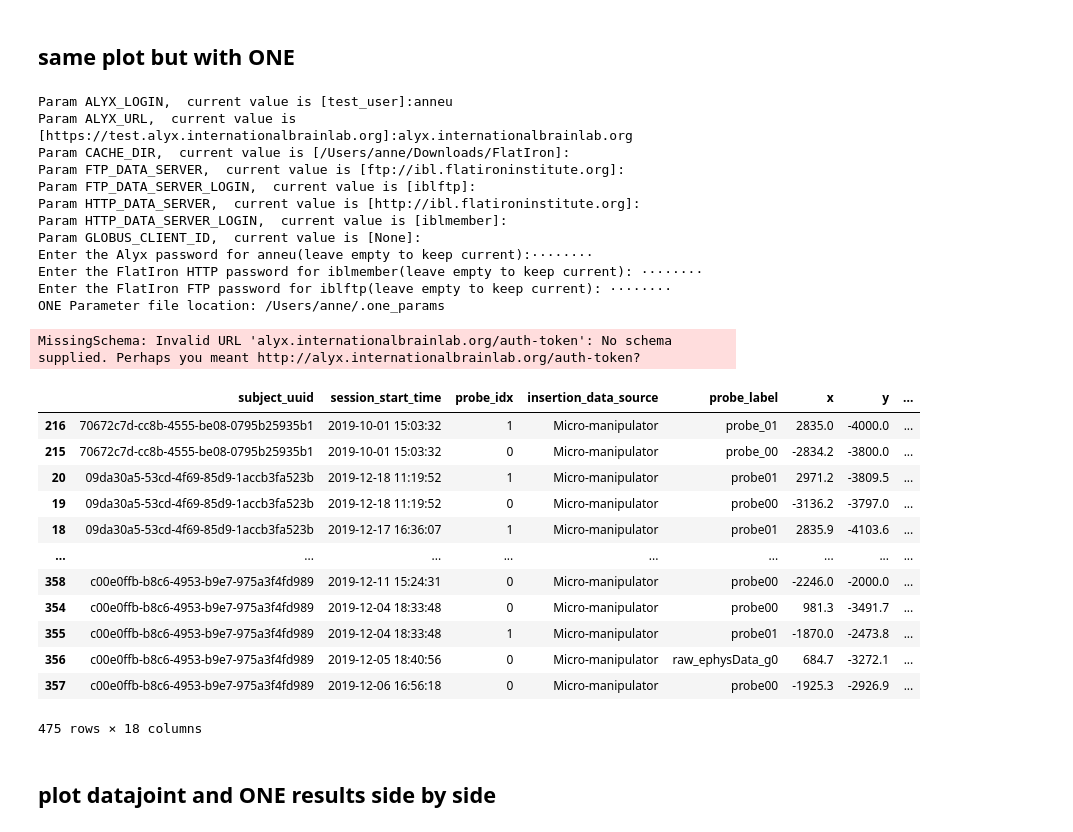
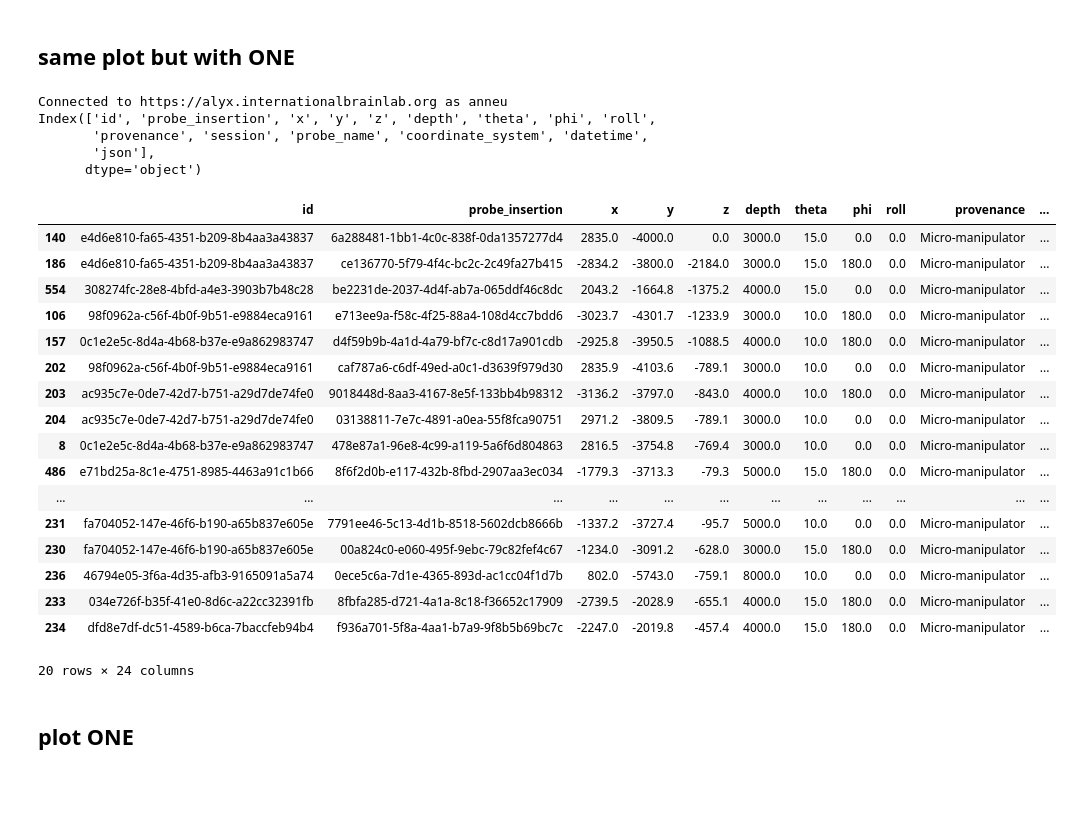
Before and after one commit to int-brain-lab/analysis, a Jupyter notebook: python/trajectories_for_histology.ipynb, the cells around one changed output. Drawn from its saved outputs; the diff is of its cells as text; code cells hidden in the pictures; blank space fills up the shorter version.

```diff
--- a/python/trajectories_for_histology.ipynb
+++ b/python/trajectories_for_histology.ipynb
@@ -90,54 +90,56 @@ from oneibl.one import ONE
 one = ONE()
 trajs = one.alyx.rest('trajectories', 'list', provenance='micro-manipulator')
 traj = pd.DataFrame(list(trajs))
+print(traj.columns)
 # %% [output]
-Param ALYX_LOGIN,  current value is [test_user]:anneu
-Param ALYX_URL,  current value is [https://test.alyx.internationalbrainlab.org]:alyx.internationalbrainlab.org
-Param CACHE_DIR,  current value is [/Users/anne/Downloads/FlatIron]:
-Param FTP_DATA_SERVER,  current value is [ftp://ibl.flatironinstitute.org]:
-Param FTP_DATA_SERVER_LOGIN,  current value is [iblftp]:
-Param HTTP_DATA_SERVER,  current value is [http://ibl.flatironinstitute.org]:
-Param HTTP_DATA_SERVER_LOGIN,  current value is [iblmember]:
-Param GLOBUS_CLIENT_ID,  current value is [None]:
-Enter the Alyx password for anneu(leave empty to keep current):········
-Enter the FlatIron HTTP password for iblmember(leave empty to keep current): ········
-Enter the FlatIron FTP password for iblftp(leave empty to keep current): ········
-ONE Parameter file location: /Users/anne/.one_params
+Connected to https://alyx.internationalbrainlab.org as anneu
+Index(['id', 'probe_insertion', 'x', 'y', 'z', 'depth', 'theta', 'phi', 'roll',
+       'provenance', 'session', 'probe_name', 'coordinate_system', 'datetime',
+       'json'],
+      dtype='object')
-MissingSchema: Invalid URL 'alyx.internationalbrainlab.org/auth-token': No schema supplied. Perhaps you meant http://alyx.internationalbrainlab.org/auth-token?
 # %%
 # get the subject info out of the 'session' column
 for kix, k in enumerate(traj.session[0].keys()):
     tmp_var = []
     for id, c in traj.iterrows():
         if k in c['session'].keys():
             tmp = c['session'][k]
         else:
             tmp = np.nan
         tmp_var.append(tmp)
         # also add the date
     traj[k] = tmp_var
 
+
+# some renaming
 traj['theta_name'] = traj['theta'].map({10:'10deg', 15:'15deg', 17:'17deg'})
-traj['probe_name'] = traj.probe_name + ', ' + traj.theta_name
+traj['depth'] = round(traj.depth, -3) # round to nearest 1000
+traj['probe_label'] = traj.probe_name + ', ' + traj.theta_name + ', ' + 'D=' + traj.depth.astype(str)
 traj['session_date'] = traj['start_time'].str[0:10]
-traj = traj.sort_values(by=['subject'])
-traj['source'] = 'one'
+
+traj['number'] = traj['number'].fillna(0)
+traj['number'] = traj['number'].astype(int)
+traj['session_date'] = traj['session_date'].astype(str) + ' / 00' + traj['number'].astype(str)
+
 traj['subject_nickname'] = traj['subject']
-traj_alyx = traj.copy()
-print(traj.columns)
+traj = traj.sort_values(by=['subject_nickname'])
+traj.head(n=20)
+# %% [output]
+|  | id | probe_insertion | x | y | z | depth | theta | phi | roll | provenance | ... |
+| 140 | e4d6e810-fa65-4351-b209-8b4aa3a43837 | 6a288481-1bb1-4c0c-838f-0da1357277d4 | 2835.0 | -4000.0 | 0.0 | 3000.0 | 15.0 | 0.0 | 0.0 | Micro-manipulator | ... |
+| 186 | e4d6e810-fa65-4351-b209-8b4aa3a43837 | ce136770-5f79-4f4c-bc2c-2c49fa27b415 | -2834.2 | -3800.0 | -2184.0 | 3000.0 | 15.0 | 180.0 | 0.0 | Micro-manipulator | ... |
+| 554 | 308274fc-28e8-4bfd-a4e3-3903b7b48c28 | be2231de-2037-4d4f-ab7a-065ddf46c8dc | 2043.2 | -1664.8 | -1375.2 | 4000.0 | 15.0 | 0.0 | 0.0 | Micro-manipulator | ... |
+| 106 | 98f0962a-c56f-4b0f-9b51-e9884eca9161 | e713ee9a-f58c-4f25-88a4-108d4cc7bdd6 | -3023.7 | -4301.7 | -1233.9 | 3000.0 | 10.0 | 180.0 | 0.0 | Micro-manipulator | ... |
+| 157 | 0c1e2e5c-8d4a-4b68-b37e-e9a862983747 | d4f59b9b-4a1d-4a79-bf7c-c8d17a901cdb | -2925.8 | -3950.5 | -1088.5 | 4000.0 | 10.0 | 180.0 | 0.0 | Micro-manipulator | ... |
+| 202 | 98f0962a-c56f-4b0f-9b51-e9884eca9161 | caf787a6-c6df-49ed-a0c1-d3639f979d30 | 2835.9 | -4103.6 | -789.1 | 3000.0 | 10.0 | 0.0 | 0.0 | Micro-manipulator | ... |
+| 203 | ac935c7e-0de7-42d7-b751-a29d7de74fe0 | 9018448d-8aa3-4167-8e5f-133bb4b98312 | -3136.2 | -3797.0 | -843.0 | 4000.0 | 10.0 | 180.0 | 0.0 | Micro-manipulator | ... |
+| 204 | ac935c7e-0de7-42d7-b751-a29d7de74fe0 | 03138811-7e7c-4891-a0ea-55f8fca90751 | 2971.2 | -3809.5 | -789.1 | 3000.0 | 10.0 | 0.0 | 0.0 | Micro-manipulator | ... |
+| 8 | 0c1e2e5c-8d4a-4b68-b37e-e9a862983747 | 478e87a1-96e8-4c99-a119-5a6f6d804863 | 2816.5 | -3754.8 | -769.4 | 3000.0 | 10.0 | 0.0 | 0.0 | Micro-manipulator | ... |
+| 486 | e71bd25a-8c1e-4751-8985-4463a91c1b66 | 8f6f2d0b-e117-432b-8fbd-2907aa3ec034 | -1779.3 | -3713.3 | -79.3 | 5000.0 | 15.0 | 180.0 | 0.0 | Micro-manipulator | ... |
+| ... | ... | ... | ... | ... | ... | ... | ... | ... | ... | ... | ... |
+| 231 | fa704052-147e-46f6-b190-a65b837e605e | 7791ee46-5c13-4d1b-8518-5602dcb8666b | -1337.2 | -3727.4 | -95.7 | 5000.0 | 10.0 | 0.0 | 0.0 | Micro-manipulator | ... |
+| 230 | fa704052-147e-46f6-b190-a65b837e605e | 00a824c0-e060-495f-9ebc-79c82fef4c67 | -1234.0 | -3091.2 | -628.0 | 3000.0 | 15.0 | 180.0 | 0.0 | Micro-manipulator | ... |
+| 236 | 46794e05-3f6a-4d35-afb3-9165091a5a74 | 0ece5c6a-7d1e-4365-893d-ac1cc04f1d7b | 802.0 | -5743.0 | -759.1 | 8000.0 | 10.0 | 0.0 | 0.0 | Micro-manipulator | ... |
+| 233 | 034e726f-b35f-41e0-8d6c-a22cc32391fb | 8fbfa285-d721-4a1a-8c18-f36652c17909 | -2739.5 | -2028.9 | -655.1 | 4000.0 | 15.0 | 180.0 | 0.0 | Micro-manipulator | ... |
+| 234 | dfd8e7df-dc51-4589-b6ca-7baccfeb94b4 | f936a701-5f8a-4aa1-b7a9-9f8b5b69bc7c | -2247.0 | -2019.8 | -457.4 | 4000.0 | 15.0 | 180.0 | 0.0 | Micro-manipulator | ... |
+20 rows × 24 columns
-# %%
-traj_dj
-# %% [output]
-|  | subject_uuid | session_start_time | probe_idx | insertion_data_source | probe_label | x | y | ... |
-| 216 | 70672c7d-cc8b-4555-be08-0795b25935b1 | 2019-10-01 15:03:32 | 1 | Micro-manipulator | probe_01 | 2835.0 | -4000.0 | ... |
-| 215 | 70672c7d-cc8b-4555-be08-0795b25935b1 | 2019-10-01 15:03:32 | 0 | Micro-manipulator | probe_00 | -2834.2 | -3800.0 | ... |
-| 20 | 09da30a5-53cd-4f69-85d9-1accb3fa523b | 2019-12-18 11:19:52 | 1 | Micro-manipulator | probe01 | 2971.2 | -3809.5 | ... |
-| 19 | 09da30a5-53cd-4f69-85d9-1accb3fa523b | 2019-12-18 11:19:52 | 0 | Micro-manipulator | probe00 | -3136.2 | -3797.0 | ... |
-| 18 | 09da30a5-53cd-4f69-85d9-1accb3fa523b | 2019-12-17 16:36:07 | 1 | Micro-manipulator | probe01 | 2835.9 | -4103.6 | ... |
-| ... | ... | ... | ... | ... | ... | ... | ... | ... |
-| 358 | c00e0ffb-b8c6-4953-b9e7-975a3f4fd989 | 2019-12-11 15:24:31 | 0 | Micro-manipulator | probe00 | -2246.0 | -2000.0 | ... |
-| 354 | c00e0ffb-b8c6-4953-b9e7-975a3f4fd989 | 2019-12-04 18:33:48 | 0 | Micro-manipulator | probe00 | 981.3 | -3491.7 | ... |
-| 355 | c00e0ffb-b8c6-4953-b9e7-975a3f4fd989 | 2019-12-04 18:33:48 | 1 | Micro-manipulator | probe01 | -1870.0 | -2473.8 | ... |
-| 356 | c00e0ffb-b8c6-4953-b9e7-975a3f4fd989 | 2019-12-05 18:40:56 | 0 | Micro-manipulator | raw_ephysData_g0 | 684.7 | -3272.1 | ... |
-| 357 | c00e0ffb-b8c6-4953-b9e7-975a3f4fd989 | 2019-12-06 16:56:18 | 0 | Micro-manipulator | probe00 | -1925.3 | -2926.9 | ... |
-475 rows × 18 columns
@@ -156,3 +146,3 @@ traj = traj.sort_values(by=['sp'])
 # %% [markdown]
-## plot datajoint and ONE results side by side
+## plot ONE
 # %%
```
Also changed, not shown: parts of 4 cells of this notebook.
